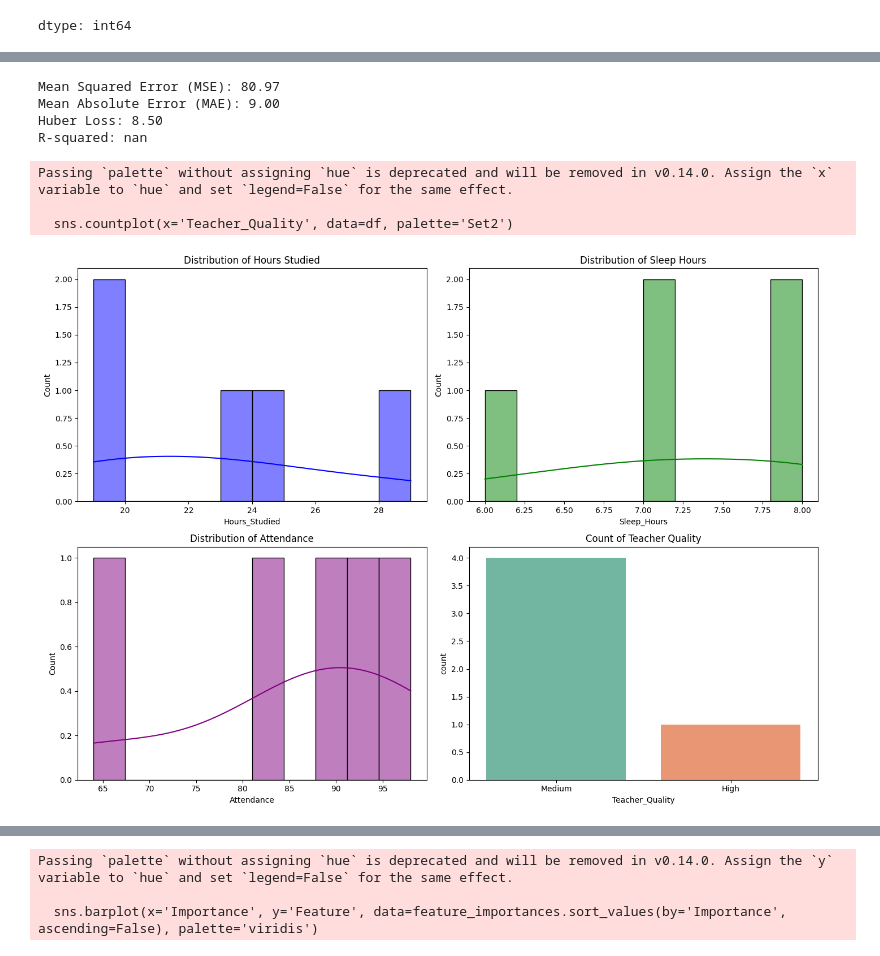
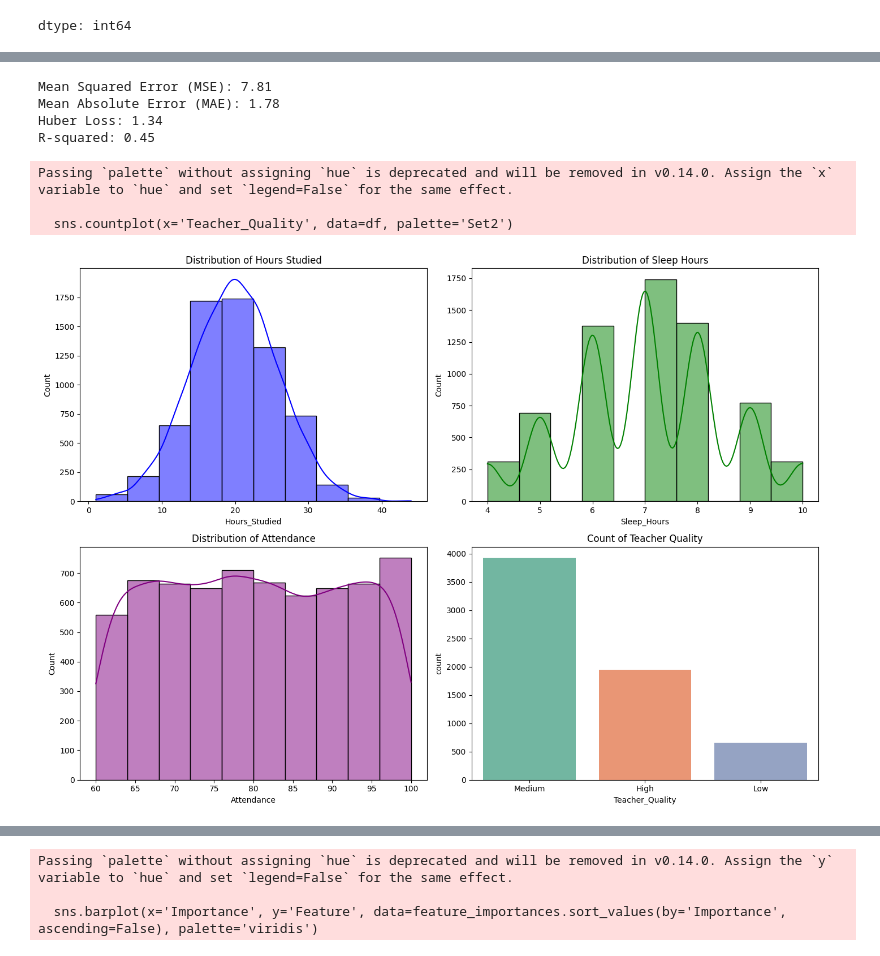
Before and after one commit to simulate111/machine-learning-aalto, a Jupyter notebook: Project.ipynb, the cells around one changed output, grey strips where cells are left out. Drawn from its saved outputs; the diff is of its cells as text; code cells hidden in the pictures.

```diff
--- a/Project.ipynb
+++ b/Project.ipynb
@@ -30,8 +39,8 @@ Downloading student-performance-factors.zip to /content
 # %%
 import pandas as pd
 
-data = pd.read_csv('StudentPerformanceFactors.csv')  # Replace with the actual filename
-data.head()
+df = pd.read_csv('StudentPerformanceFactors.csv')  # Replace with the actual filename
+df.head()
 # %% [output]
 |  | Hours_Studied | Attendance | Parental_Involvement | Access_to_Resources | Extracurricular_Activities | ... |
 | 0 | 23 | 84 | Low | High | No | ... |
@@ -93,8 +96,8 @@ import numpy as np
 import matplotlib.pyplot as plt
 import seaborn as sns
 from sklearn.model_selection import train_test_split
+from sklearn.ensemble import RandomForestRegressor
 from sklearn.metrics import mean_squared_error, mean_absolute_error, r2_score
-import xgboost as xgb
 
 # Step 2: Load the data
 # Example: df = pd.read_csv('your_dataset.csv')
@@ -109,12 +112,12 @@ features = pd.get_dummies(features, drop_first=True)  # One-hot encoding for cat
 # Step 4: Split the data into training and testing sets
 X_train, X_test, y_train, y_test = train_test_split(features, target, test_size=0.2, random_state=42)
 
-# Step 5: Initialize and train the XGBoost model
-xgb_model = xgb.XGBRegressor(objective='reg:squarederror', n_estimators=100, random_state=42)
-xgb_model.fit(X_train, y_train)
+# Step 5: Initialize and train the Random Forest model
+rf_model = RandomForestRegressor(n_estimators=100, random_state=42)
+rf_model.fit(X_train, y_train)
 
 # Step 6: Predict on the test set
-y_pred = xgb_model.predict(X_test)
+y_pred = rf_model.predict(X_test)
 
 # Step 7: Evaluate the model using MSE, MAE, and R-squared
 mse = mean_squared_error(y_test, y_pred)
@@ -143,7 +146,7 @@ print(f"Mean Absolute Error (MAE): {mae:.2f}")
 print(f"Huber Loss: {huber:.2f}")
 print(f"R-squared: {r2:.2f}")
 
-# Step 9: Visualize Basic Data Distributions
+#Data Visualize
 plt.figure(figsize=(14, 10))
 plt.subplot(2, 2, 1)
 sns.histplot(df['Hours_Studied'], kde=True, bins=10, color='blue')
@@ -165,37 +168,37 @@ plt.tight_layout()
 plt.show()
 
 # Step 10: Convert Categorical Variables to Numeric
 df_encoded = pd.get_dummies(df, drop_first=True)
 
 # Step 11: Correlation Matrix
 plt.figure(figsize=(10, 6))
 sns.heatmap(df_encoded.corr(), annot=True, cmap='coolwarm', fmt='.2f')
 plt.title('Correlation Matrix')
 plt.show()
 
 # Step 12: Predicted vs. Actual Values
 plt.figure(figsize=(8, 6))
 plt.scatter(y_test, y_pred, color='blue', edgecolor='k')
 plt.plot([y_test.min(), y_test.max()], [y_test.min(), y_test.max()], 'k--', lw=2)
 plt.xlabel('Actual Exam Scores')
 plt.ylabel('Predicted Exam Scores')
 plt.title('Actual vs Predicted Exam Scores')
 plt.show()
 
 # Step 13: Feature Importance
-importances = xgb_model.feature_importances_
+importances = rf_model.feature_importances_
 feature_importances = pd.DataFrame({'Feature': features.columns, 'Importance': importances})
 
 plt.figure(figsize=(10, 6))
 sns.barplot(x='Importance', y='Feature', data=feature_importances.sort_values(by='Importance', ascending=False), palette='viridis')
-plt.title('Feature Importances from XGBoost Model')
+plt.title('Feature Importances from Random Forest Model')
 plt.show()
 # %% [output]
-Mean Squared Error (MSE): 80.97
-Mean Absolute Error (MAE): 9.00
-Huber Loss: 8.50
-R-squared: nan
+Mean Squared Error (MSE): 7.81
+Mean Absolute Error (MAE): 1.78
+Huber Loss: 1.34
+R-squared: 0.45
 Passing `palette` without assigning `hue` is deprecated and will be removed in v0.14.0. Assign the `x` variable to `hue` and set `legend=False` for the same effect.
 
   sns.countplot(x='Teacher_Quality', data=df, palette='Set2')
-[figure, old version]
+[figure, new version]
```
Also changed, not shown: parts of 6 cells of this notebook.
